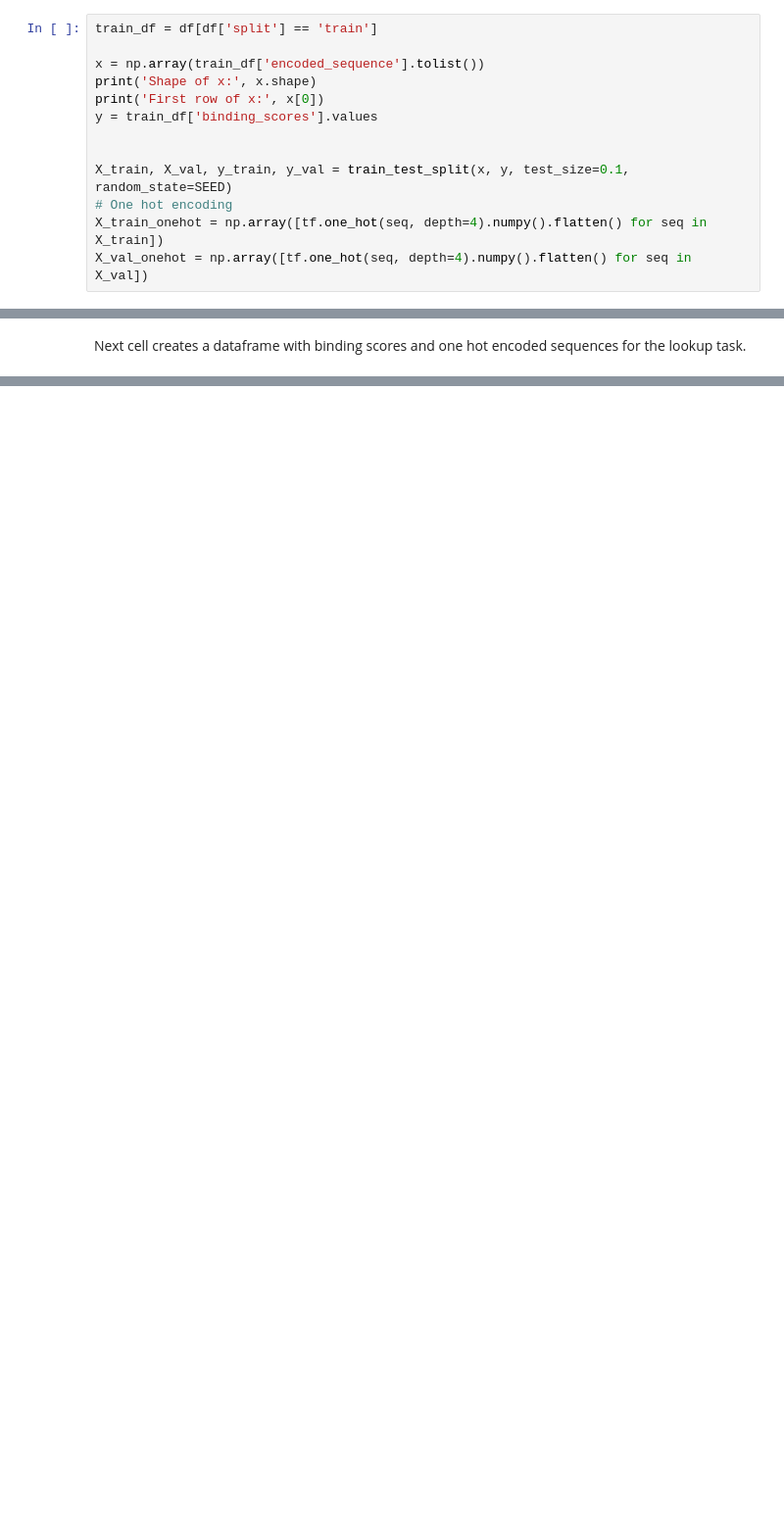
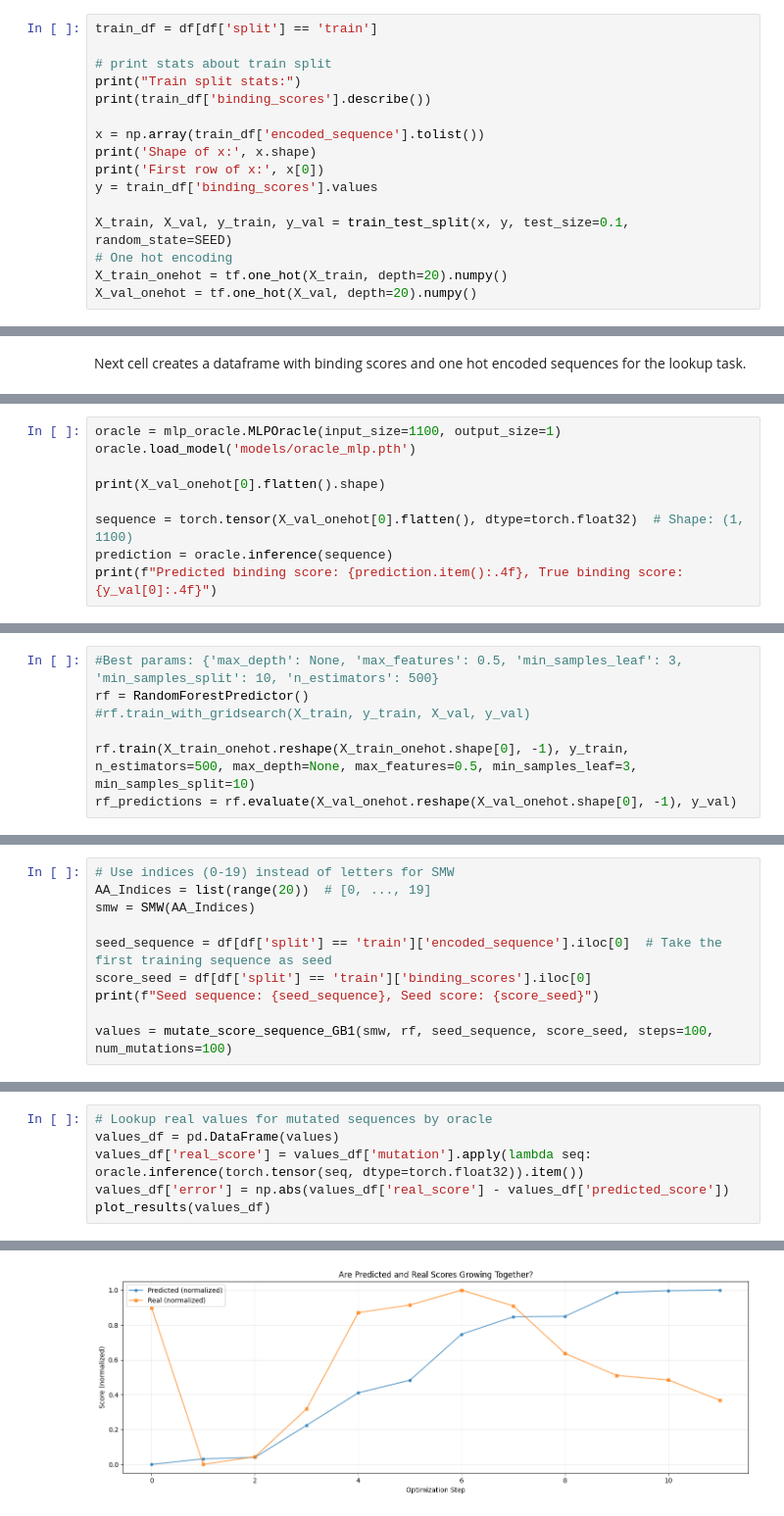
Before and after one commit to meier108/PracticalWork, a Jupyter notebook: main copy.ipynb, the cells around one changed output, grey strips where cells are left out. Shown at 98% size. Saved outputs shown, nothing was run; the diff lists cells and outputs as text; blank space fills up the shorter version.

```diff
--- a/main copy.ipynb
+++ b/main copy.ipynb
@@ -70,14 +105,17 @@ df.to_csv('GB1_data/GB1_dataset_split.csv', index=False)
 # %%
 train_df = df[df['split'] == 'train']
+
+# print stats about train split
+print("Train split stats:")
+print(train_df['binding_scores'].describe())
 
 x = np.array(train_df['encoded_sequence'].tolist())
 print('Shape of x:', x.shape)
 print('First row of x:', x[0])
 y = train_df['binding_scores'].values
 
-
 X_train, X_val, y_train, y_val = train_test_split(x, y, test_size=0.1, random_state=SEED)
 # One hot encoding
-X_train_onehot = np.array([tf.one_hot(seq, depth=4).numpy().flatten() for seq in X_train])
-X_val_onehot = np.array([tf.one_hot(seq, depth=4).numpy().flatten() for seq in X_val])
+X_train_onehot = tf.one_hot(X_train, depth=20).numpy()
+X_val_onehot = tf.one_hot(X_val, depth=20).numpy()
 # %% [output]
@@ -505,0 +138,9 @@ KeyError: 'mutation'
+# %%
+oracle = mlp_oracle.MLPOracle(input_size=1100, output_size=1)
+oracle.load_model('models/oracle_mlp.pth')
+
+print(X_val_onehot[0].flatten().shape)
+
+sequence = torch.tensor(X_val_onehot[0].flatten(), dtype=torch.float32)  # Shape: (1, 1100)
+prediction = oracle.inference(sequence)
+print(f"Predicted binding score: {prediction.item():.4f}, True binding score: {y_val[0]:.4f}")
@@ -505,0 +150,7 @@ KeyError: 'mutation'
+# %%
+#Best params: {'max_depth': None, 'max_features': 0.5, 'min_samples_leaf': 3, 'min_samples_split': 10, 'n_estimators': 500}
+rf = RandomForestPredictor()
+#rf.train_with_gridsearch(X_train, y_train, X_val, y_val)
+
+rf.train(X_train_onehot.reshape(X_train_onehot.shape[0], -1), y_train, n_estimators=500, max_depth=None, max_features=0.5, min_samples_leaf=3, min_samples_split=10)
+rf_predictions = rf.evaluate(X_val_onehot.reshape(X_val_onehot.shape[0], -1), y_val)
@@ -505,0 +163,10 @@ KeyError: 'mutation'
+# %%
+# Use indices (0-19) instead of letters for SMW
+AA_Indices = list(range(20))  # [0, ..., 19]
+smw = SMW(AA_Indices)
+
+seed_sequence = df[df['split'] == 'train']['encoded_sequence'].iloc[0]  # Take the first training sequence as seed
+score_seed = df[df['split'] == 'train']['binding_scores'].iloc[0]
+print(f"Seed sequence: {seed_sequence}, Seed score: {score_seed}")
+
+values = mutate_score_sequence_GB1(smw, rf, seed_sequence, score_seed, steps=100, num_mutations=100)
@@ -505,0 +187,7 @@ KeyError: 'mutation'
+# %%
+# Lookup real values for mutated sequences by oracle
+values_df = pd.DataFrame(values)
+values_df['real_score'] = values_df['mutation'].apply(lambda seq: oracle.inference(torch.tensor(seq, dtype=torch.float32)).item())
+values_df['error'] = np.abs(values_df['real_score'] - values_df['predicted_score'])
+plot_results(values_df)
+# %% [output]
@@ -505,0 +195 @@ KeyError: 'mutation'
+[figure, added]
```
Also changed, not shown: parts of 32 cells of this notebook, 9 other files.
